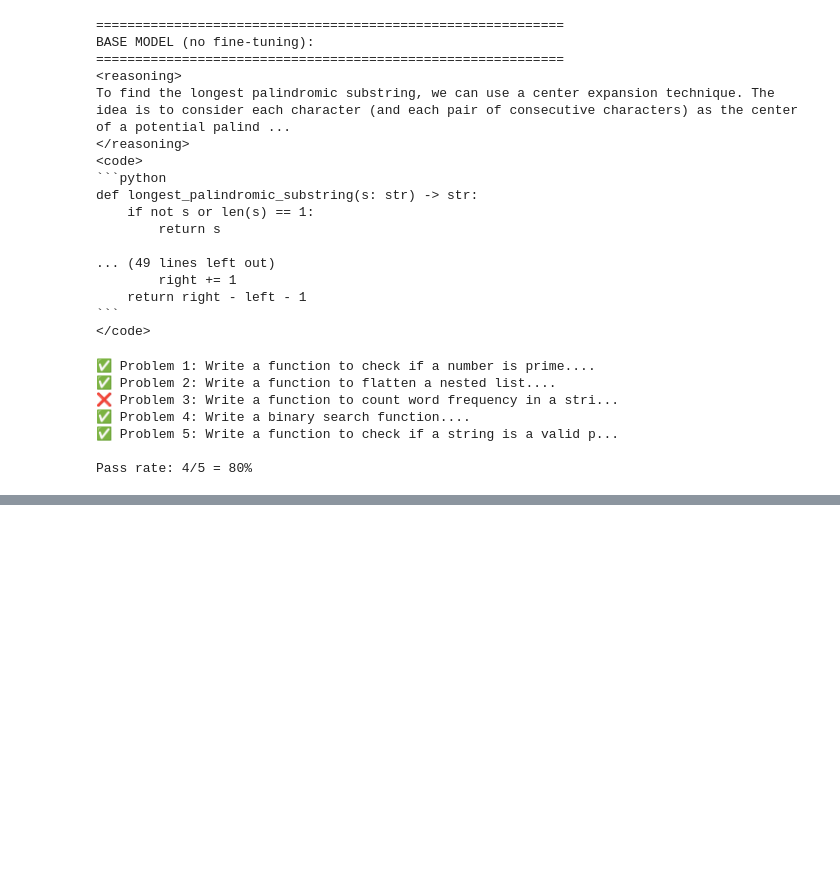
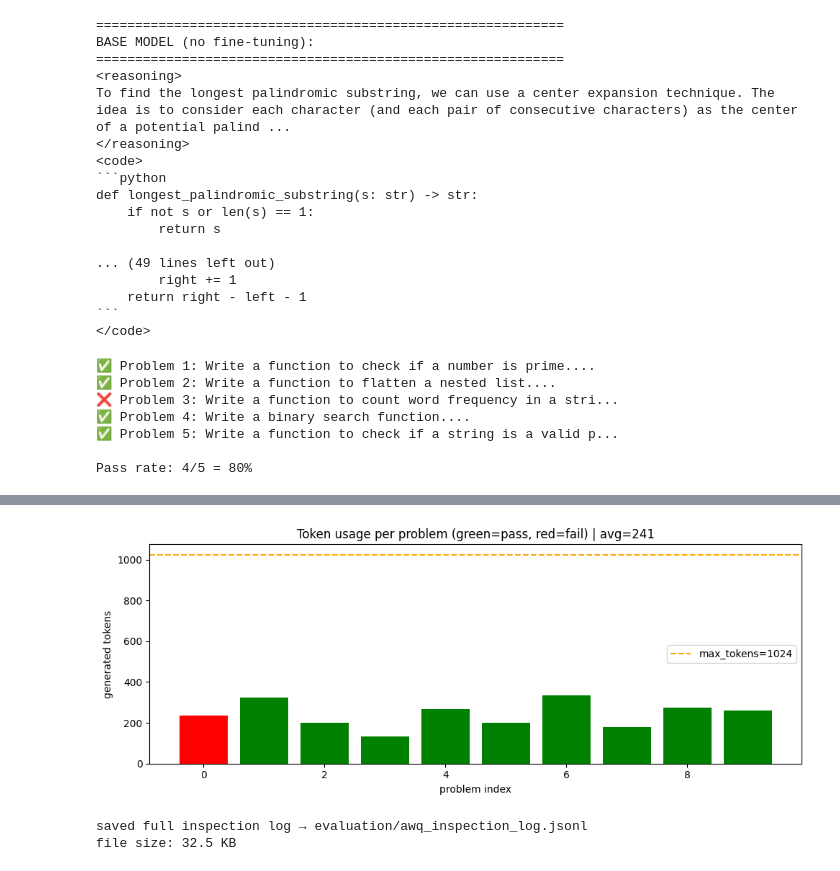
Before and after one commit to arupreza/prism-rag, a Jupyter notebook: init_test.ipynb, the cells around one changed output, grey strips where cells are left out. Cells and saved outputs as stored; diff of their text form; code cells hidden in the pictures; blank space fills up the shorter version.

Commit message:
Phase 5 GRPO Fine Tuned Model Test

```diff
--- a/init_test.ipynb
+++ b/init_test.ipynb
@@ -365,0 +438,5 @@ Pass rate: 4/5 = 80%
+# %%
+ds = load_dataset("openai_humaneval", split="test").select(range(N_INSPECT))
+print(f"loaded {len(ds)} problems for inspection")
+print(f"first problem id: {ds[0]['task_id']}")
+print(f"entry_point: {ds[0]['entry_point']}")
@@ -365,0 +646,13 @@ Pass rate: 4/5 = 80%
+# %%
+fails = df[~df["passed"]]
+print(f"FAILED PROBLEMS: {len(fails)}/{len(df)}\n")
+
+for _, r in fails.iterrows():
+    print(f"\n{'='*80}")
+    print(f"FAILED: {r['task_id']}")
+    print(f"  had_code:        {r['had_code']}")
+    print(f"  had_reasoning:   {r['had_reasoning']}")
+    print(f"  fully_compliant: {r['fully_compliant']}")
+    print(f"  gen_tokens:      {r['gen_tokens']}")
+    print(f"\n  STDERR (last 400 chars):")
+    print(f"  {r['stderr'][-400:]}")
@@ -365,0 +717,47 @@ Pass rate: 4/5 = 80%
+# %%
+import matplotlib.pyplot as plt
+
+token_counts = [len(o.outputs[0].token_ids) for o in outputs]
+pass_status = [r["passed"] for r in inspection_results]
+
+fig, ax = plt.subplots(figsize=(10, 4))
+colors = ["green" if p else "red" for p in pass_status]
+ax.bar(range(len(token_counts)), token_counts, color=colors)
+ax.set_xlabel("problem index")
+ax.set_ylabel("generated tokens")
+ax.set_title(f"Token usage per problem (green=pass, red=fail) | avg={sum(token_counts)/len(token_counts):.0f}")
+ax.axhline(y=MAX_TOKENS, color="orange", linestyle="--", label=f"max_tokens={MAX_TOKENS}")
+ax.legend()
+plt.tight_layout()
+plt.show()
+
+# flag problems that hit max_tokens (likely truncated mid-generation)
+truncated = [i for i, t in enumerate(token_counts) if t >= MAX_TOKENS - 5]
+if truncated:
+    print(f"\n⚠ {len(truncated)} completions may be truncated (hit max_tokens):")
+    for i in truncated:
+        print(f"  problem {i}: {inspection_results[i]['task_id']}")
+# %% [output]
+[figure, added]
+# %%
+out_path = "evaluation/awq_inspection_log.jsonl"
+os.makedirs(os.path.dirname(out_path), exist_ok=True)
+
+with open(out_path, "w") as f:
+    for ex, out, res in zip(ds, outputs, inspection_results):
+        record = {
+            **res,
+            "problem":           ex["prompt"],
+            "canonical":         ex["canonical_solution"],
+            "model_completion":  out.outputs[0].text,
+            "model_code":        extract_code(out.outputs[0].text),
+            "model_reasoning":   extract_reasoning(out.outputs[0].text),
+            "test_harness":      ex["test"],
+        }
+        f.write(json.dumps(record) + "\n")
+
+print(f"saved full inspection log → {out_path}")
+print(f"file size: {os.path.getsize(out_path)/1024:.1f} KB")
+# %% [output]
+saved full inspection log → evaluation/awq_inspection_log.jsonl
+file size: 32.5 KB
```
Also changed, not shown: parts of 10 cells of this notebook, 5 other files.
